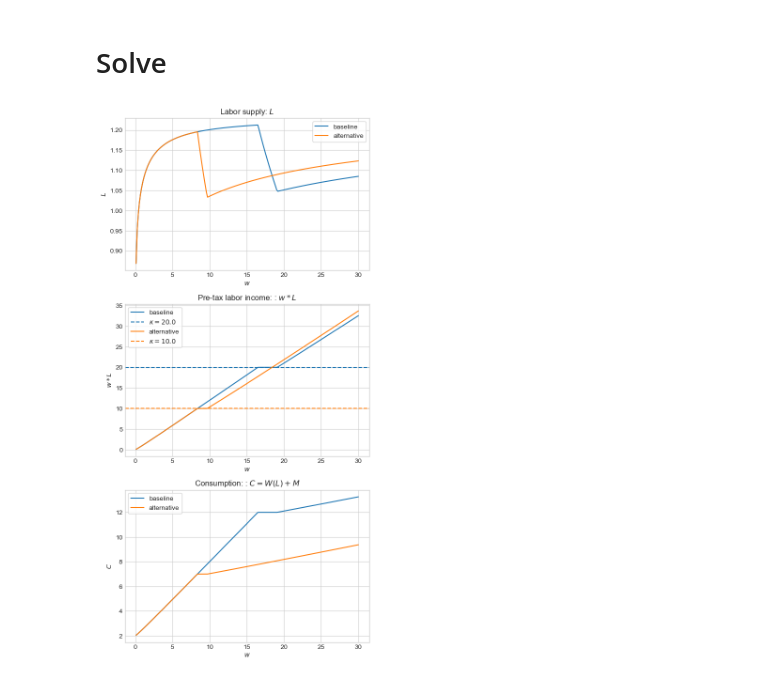
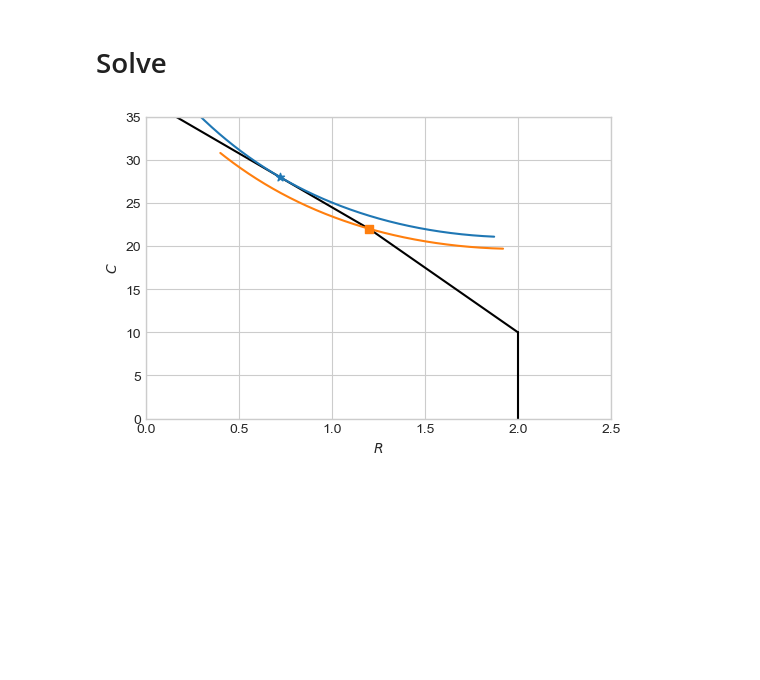
Before and after one commit to JeppeDruedahl/Mikro1, a Jupyter notebook: Lec4_LaborSupply.ipynb, the cells around one changed output. Cells and saved outputs as stored; diff of their text form; code cells hidden in the pictures; blank space fills up the shorter version.

```diff
--- a/Lec4_LaborSupply.ipynb
+++ b/Lec4_LaborSupply.ipynb
@@ -108,5 +113,5 @@ def solve(par,do_print=False):
     elif i_opt == 4:
         L_opt = par.Lmax
 
-    return L_opt
+    return L_opt,L_mid,sol_L,sol_R
 # %% [markdown]
@@ -160,0 +119,15 @@ def plot_solutions(pars,names,w_low=0.1,w_high=30,Nw=200):
+# %%
+def plot_point(ax,L,par,marker,color):
+
+    R_opt = par.Lmax-L
+    C_opt = par.M+W_func(L,par)
+
+    ax.scatter(R_opt,C_opt,marker=marker,color=color)
+# %%
+def plot_indiff(ax,L,par,color):
+
+    u_opt = utility(L,par)
+    L_indiff = np.linspace(0.1*L,2*L,1000)
+    R_indiff = par.Lmax-L_indiff
+    C_indiff = np.exp(u_opt + disutility_L(L_indiff,par))
+    ax.plot(R_indiff,C_indiff,color=color)
@@ -161,30 +166,27 @@ def plot_solutions(pars,names,w_low=0.1,w_high=30,Nw=200):
 # %% [markdown]
 # Solve
-# %%
-par = SimpleNamespace()
-
-# utility
-par.epsilon = 0.1
-par.nu = 0.1
-
-# income
-par.M = 2.0
-par.Lmax = 2.0
-
-# numeraire
-par.p = 1.0
-
-# taxes
-par.tau_0 = 0.5
-par.tau_1 = 0.4
-par.kappa = 20.0
-
-par.w = np.nan
-
-# alternative
-par_alt = deepcopy(par)
-par_alt.kappa = 10.0
-
-plot_solutions([par,par_alt],['baseline','alternative'])
-# %% [output]
-[figure, removed]
+# %%
+par = SimpleNamespace()
+
+# utility
+par.epsilon = 1.0
+par.nu = 0.35
+
+# income
+par.M = 10.0
+par.Lmax = 2.0
+
+# numeraire
+par.p = 1.0
+
+# taxes
+par.tau_0 = 0.40
+par.tau_1 = 0.10
+par.kappa = 20.0
+
+# wage
+par.w = 25
+# %%
+plot_optimization(par)
+# %% [output]
+[figure, added]
```
Also changed, not shown: parts of 5 cells of this notebook, 10 other files.
